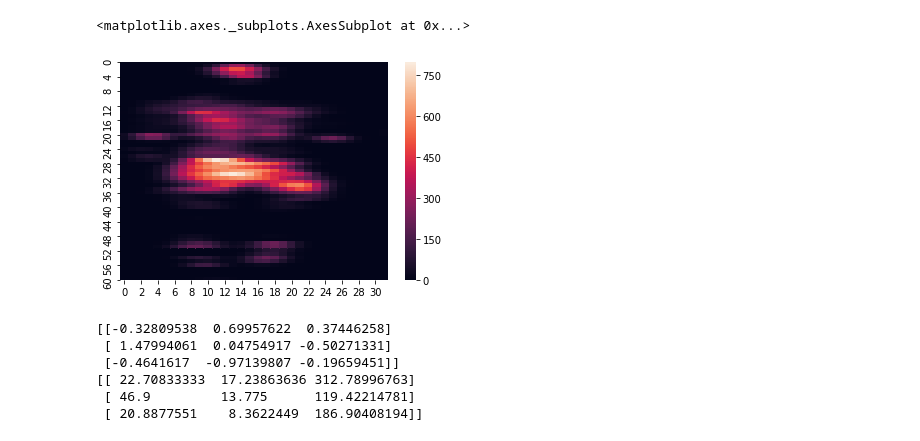
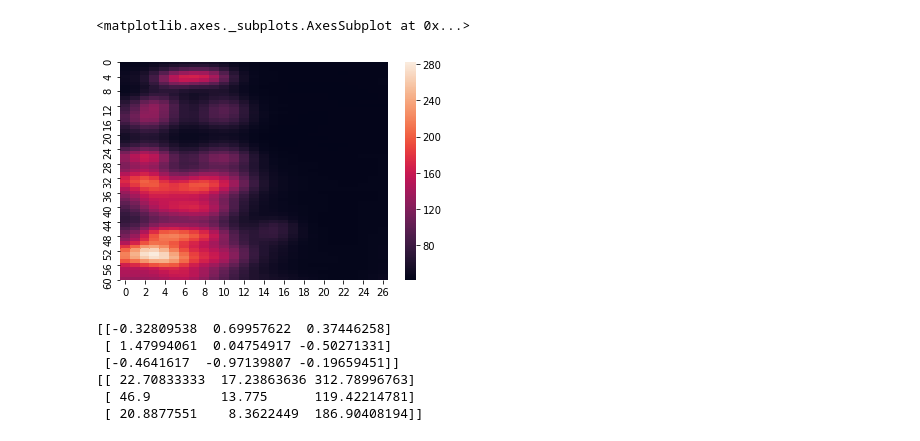
Before and after one commit to CrostaBot/PostureRecognition, a Jupyter notebook: PCA.ipynb, the cells around one changed output. Cells and saved outputs as stored; diff of their text form; code cells hidden in the pictures.

```diff
--- a/PCA.ipynb
+++ b/PCA.ipynb
@@ -7,16 +7,16 @@ import sys
 import matplotlib.pyplot as plt
 import seaborn as sas
 # %%
-data_folder = Path("dataset/experiment-i/S1/")
+data_folder = Path("dataset/experiment-ii/S1/Air_Mat/")
 
-file_name = data_folder / "1.txt"
-#df = pd.read_csv(file_name, sep=" ", header=None)
-df = pd.read_csv(file_name, sep="\t", header=None)
+file_name = data_folder / "Matrix_Air_B1.txt"
+df = pd.read_csv(file_name, sep=" ", header=None)
+#df = pd.read_csv(file_name, sep="\t", header=None)
 #la stessa posizione viene misurata 82 volte DC
-df.drop(columns=[2048], inplace = True) #tolgo colonna
-df.drop(0, inplace = True) #tolgo riga
-df.drop(1, inplace = True) #tolgo riga
-df.drop(2, inplace = True) #tolgo riga
+#df.drop(columns=[2048], inplace = True) #tolgo colonna
+#df.drop(0, inplace = True) #tolgo riga
+#df.drop(1, inplace = True) #tolgo riga
+#df.drop(2, inplace = True) #tolgo riga
 
 df
 # %% [output]
@@ -106,12 +107,12 @@ ValueError: cannot reshape array of size 161792 into shape (64,32)
 # %%
 from scipy.ndimage import gaussian_filter
 
-gauss = gaussian_filter(array_final[0], sigma=1.5)
+gauss = gaussian_filter(array, sigma=1.5)
 #sas.heatmap(np.flip(gauss,0))
-sas.heatmap(gauss.reshape(64,32))
+sas.heatmap(gauss.reshape(64,27))
 # %% [output]
 <matplotlib.axes._subplots.AxesSubplot at 0x...>
-[figure, old version]
+[figure, new version]
 # %%
 tmp = array_final[0]
 
```
Also changed, not shown: parts of 4 cells of this notebook, 2 other files.
